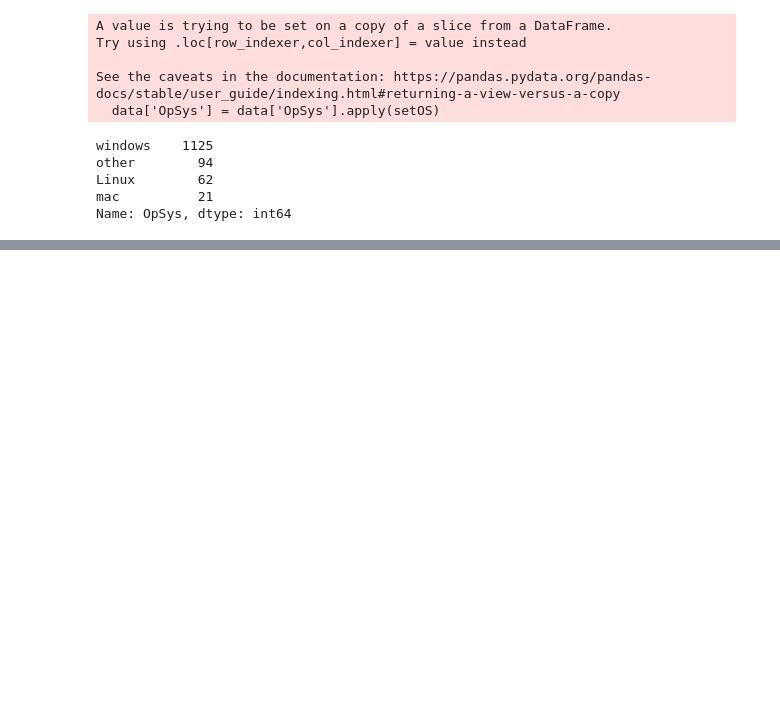
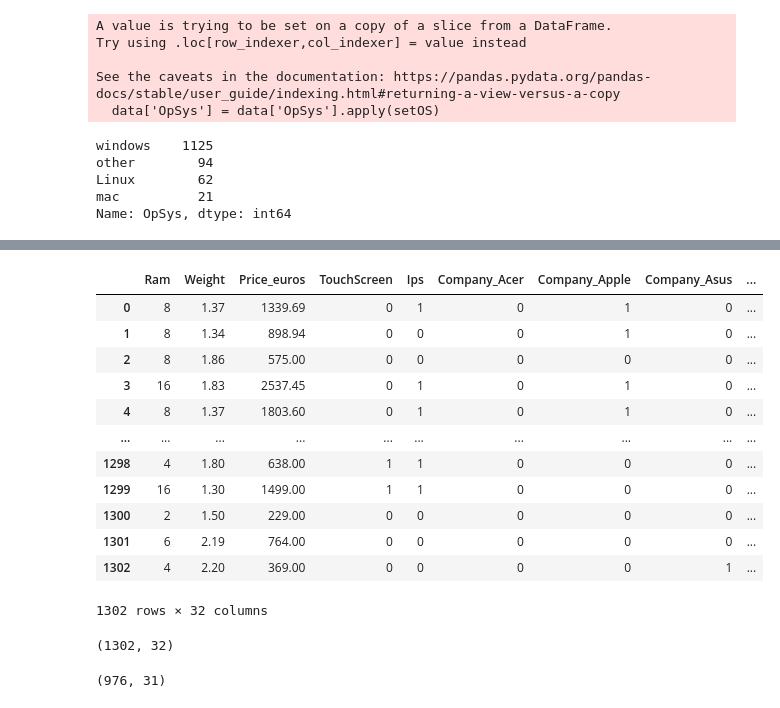
Before and after one commit to Samitha10/Laptop-Price-Prediction, a Jupyter notebook: model_build.ipynb, the cells around one changed output, grey strips where cells are left out. Cells and saved outputs as stored; diff of their text form; code cells hidden in the pictures; blank space fills up the shorter version.

```diff
--- a/model_build.ipynb
+++ b/model_build.ipynb
@@ -384,0 +393,21 @@ data.head()
+# %%
+data = pd.get_dummies(data)
+data
+# %% [output]
+|  | Ram | Weight | Price_euros | TouchScreen | Ips | Company_Acer | Company_Apple | Company_Asus | ... |
+| 0 | 8 | 1.37 | 1339.69 | 0 | 1 | 0 | 1 | 0 | ... |
+| 1 | 8 | 1.34 | 898.94 | 0 | 0 | 0 | 1 | 0 | ... |
+| 2 | 8 | 1.86 | 575.00 | 0 | 0 | 0 | 0 | 0 | ... |
+| 3 | 16 | 1.83 | 2537.45 | 0 | 1 | 0 | 1 | 0 | ... |
+| 4 | 8 | 1.37 | 1803.60 | 0 | 1 | 0 | 1 | 0 | ... |
+| ... | ... | ... | ... | ... | ... | ... | ... | ... | ... |
+| 1298 | 4 | 1.80 | 638.00 | 1 | 1 | 0 | 0 | 0 | ... |
+| 1299 | 16 | 1.30 | 1499.00 | 1 | 1 | 0 | 0 | 0 | ... |
+| 1300 | 2 | 1.50 | 229.00 | 0 | 0 | 0 | 0 | 0 | ... |
+| 1301 | 6 | 2.19 | 764.00 | 0 | 0 | 0 | 0 | 0 | ... |
+| 1302 | 4 | 2.20 | 369.00 | 0 | 0 | 0 | 0 | 1 | ... |
+1302 rows × 32 columns
+# %%
+data.shape
+# %% [output]
+(1302, 32)
@@ -384,0 +425,4 @@ data.head()
+# %%
+X_train.shape
+# %% [output]
+(976, 31)
```
Also changed, not shown: parts of 14 cells of this notebook.
